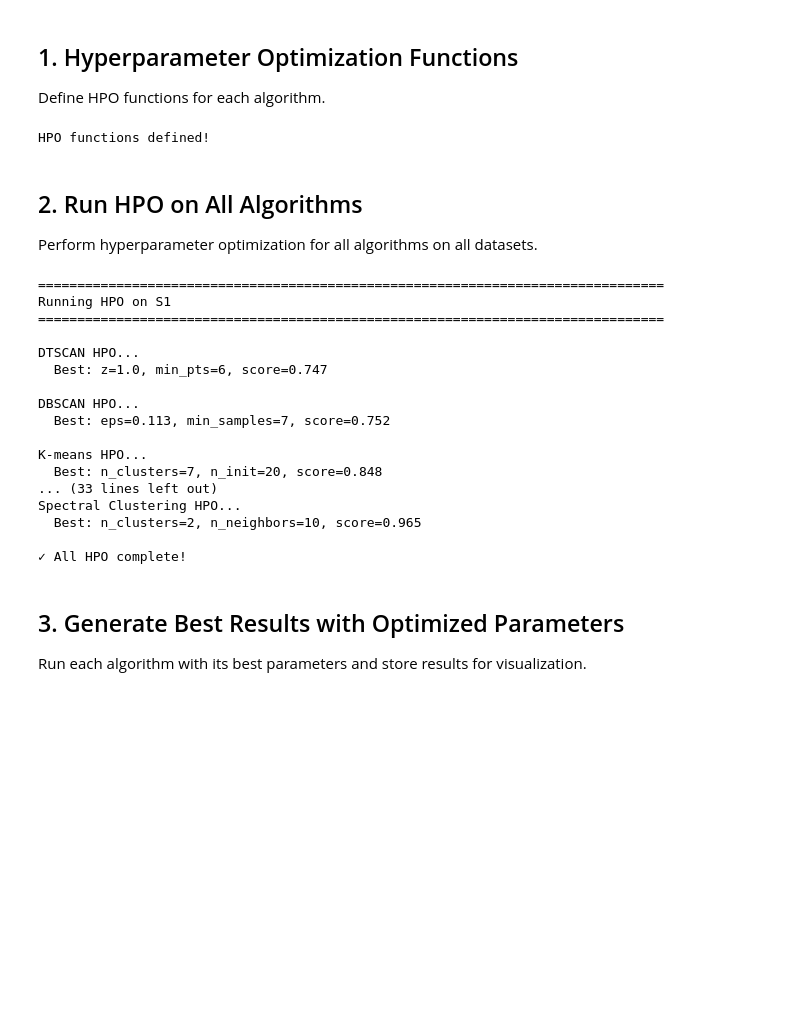
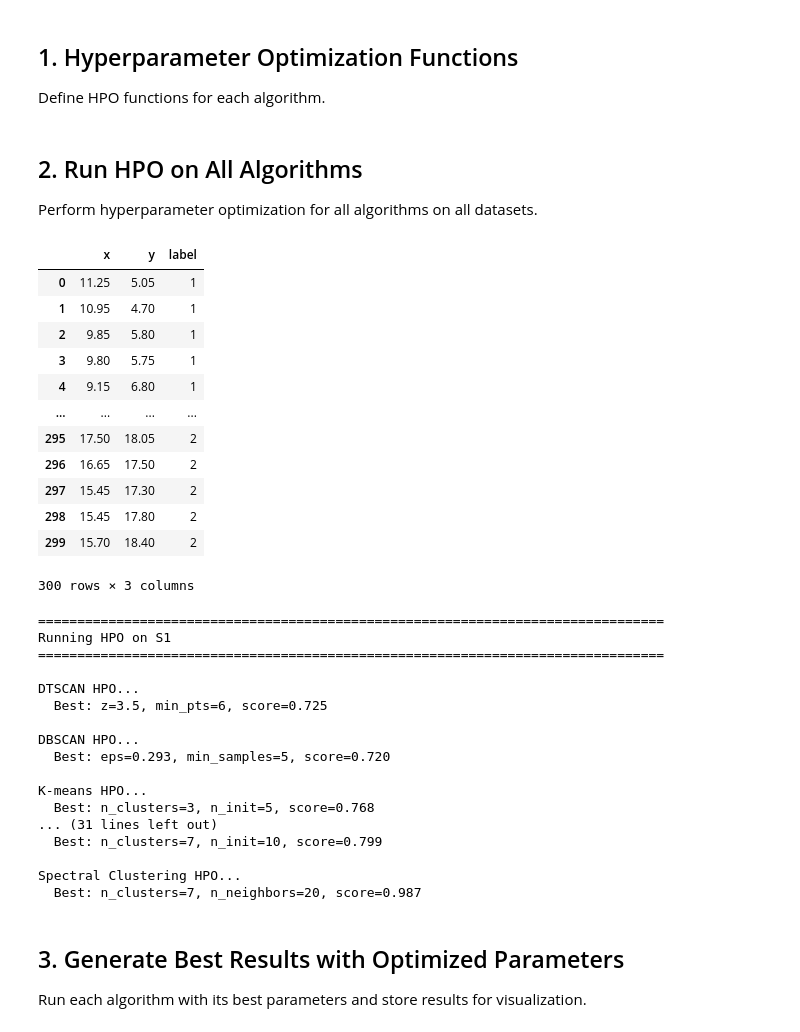
Before and after one commit to Luna-v0/Delaunay-Clusters, a Jupyter notebook: notebooks/algorithm_comparison_with_hpo.ipynb, the cells around one changed output. Drawn from its saved outputs; the diff is of its cells as text; code cells hidden in the pictures; blank space fills up the shorter version.

```diff
--- a/notebooks/algorithm_comparison_with_hpo.ipynb
+++ b/notebooks/algorithm_comparison_with_hpo.ipynb
@@ -243,29 +241,41 @@ def hpo_spectral(X, true_labels, expected_clusters, verbose=False):
             'labels': None
         }
     return df, None
-
-print("HPO functions defined!")
-# %% [output]
-HPO functions defined!
 # %% [markdown]
 ## 2. Run HPO on All Algorithms
 
 Perform hyperparameter optimization for all algorithms on all datasets.
 # %%
 # Generate datasets
+S1, S2, S3 = clusters_paper()
+
 datasets = {
-    'S1': generate_test_data_s1(),
-    'S2': generate_test_data_s2(),
-    'S3': generate_test_data_s3()
+    'S1': S1,
+    'S2': S2,
+    'S3': S3
+
 }
 
 # Run HPO for all algorithms on all datasets
 all_hpo_results = {}
 
-for name, (X, true_labels) in datasets.items():
+for name, data in list(datasets.items()):
     print(f"\n{'='*80}")
     print(f"Running HPO on {name}")
     print(f"{'='*80}")
+
+    # Accept either a DataFrame or a (X, labels) tuple; if DataFrame, extract x,y,label
+    if isinstance(data, pd.DataFrame):
+        df = data
+        if {'x', 'y', 'label'}.issubset(df.columns):
+            X = df[['x', 'y']].values
+            true_labels = df['label'].values
+            # update datasets to the (X, labels) tuple so downstream cells keep working
+            datasets[name] = (X, true_labels)
+        else:
+            raise ValueError(f"DataFrame for {name} must contain 'x','y','label' columns.")
+    else:
+        X, true_labels = data
 
     expected_clusters = len(np.unique(true_labels[true_labels != -1]))
     all_hpo_results[name] = {}
@@ -279,52 +289,63 @@ for name, (X, true_labels) in datasets.items():
               f"score={df_dt['combined_score'].max():.3f}")
 
     # DBSCAN
     print(f"\nDBSCAN HPO...")
     df_db, best_db = hpo_dbscan(X, true_labels, expected_clusters, verbose=True)
     all_hpo_results[name]['DBSCAN'] = {'df': df_db, 'best': best_db}
     if best_db:
         print(f"  Best: eps={best_db['eps']:.3f}, min_samples={best_db['min_samples']}, "
               f"score={df_db['combined_score'].max():.3f}")
 
     # K-means
     print(f"\nK-means HPO...")
     df_km, best_km = hpo_kmeans(X, true_labels, expected_clusters, verbose=True)
     all_hpo_results[name]['K-means'] = {'df': df_km, 'best': best_km}
     if best_km:
         print(f"  Best: n_clusters={best_km['n_clusters']}, n_init={best_km['n_init']}, "
               f"score={df_km['combined_score'].max():.3f}")
 
     # Spectral
     if len(X) < 1000:
         print(f"\nSpectral Clustering HPO...")
         df_sp, best_sp = hpo_spectral(X, true_labels, expected_clusters, verbose=True)
         all_hpo_results[name]['Spectral'] = {'df': df_sp, 'best': best_sp}
         if best_sp:
             print(f"  Best: n_clusters={best_sp['n_clusters']}, n_neighbors={best_sp['n_neighbors']}, "
                   f"score={df_sp['combined_score'].max():.3f}")
     else:
         print(f"\nSpectral Clustering skipped (dataset too large)")
         all_hpo_results[name]['Spectral'] = {'df': pd.DataFrame(), 'best': None}
-
-print("\n✓ All HPO complete!")
 # %% [output]
+|  | x | y | label |
+| 0 | 11.25 | 5.05 | 1 |
+| 1 | 10.95 | 4.70 | 1 |
+| 2 | 9.85 | 5.80 | 1 |
+| 3 | 9.80 | 5.75 | 1 |
+| 4 | 9.15 | 6.80 | 1 |
+| ... | ... | ... | ... |
+| 295 | 17.50 | 18.05 | 2 |
+| 296 | 16.65 | 17.50 | 2 |
+| 297 | 15.45 | 17.30 | 2 |
+| 298 | 15.45 | 17.80 | 2 |
+| 299 | 15.70 | 18.40 | 2 |
-================================================================================
-Running HPO on S1
-================================================================================
-
-DTSCAN HPO...
-  Best: z=1.0, min_pts=6, score=0.747
-
-DBSCAN HPO...
-  Best: eps=0.113, min_samples=7, score=0.752
-
-K-means HPO...
-  Best: n_clusters=7, n_init=20, score=0.848
-... (33 lines left out)
-Spectral Clustering HPO...
-  Best: n_clusters=2, n_neighbors=10, score=0.965
-
-✓ All HPO complete!
+300 rows × 3 columns
+================================================================================
+Running HPO on S1
+================================================================================
+
+DTSCAN HPO...
+  Best: z=3.5, min_pts=6, score=0.725
+
+DBSCAN HPO...
+  Best: eps=0.293, min_samples=5, score=0.720
+
+K-means HPO...
+  Best: n_clusters=3, n_init=5, score=0.768
+... (31 lines left out)
+  Best: n_clusters=7, n_init=10, score=0.799
+
+Spectral Clustering HPO...
+  Best: n_clusters=7, n_neighbors=20, score=0.987
 # %% [markdown]
 ## 3. Generate Best Results with Optimized Parameters
 
```
Also changed, not shown: parts of 5 cells of this notebook, 7 other files.
